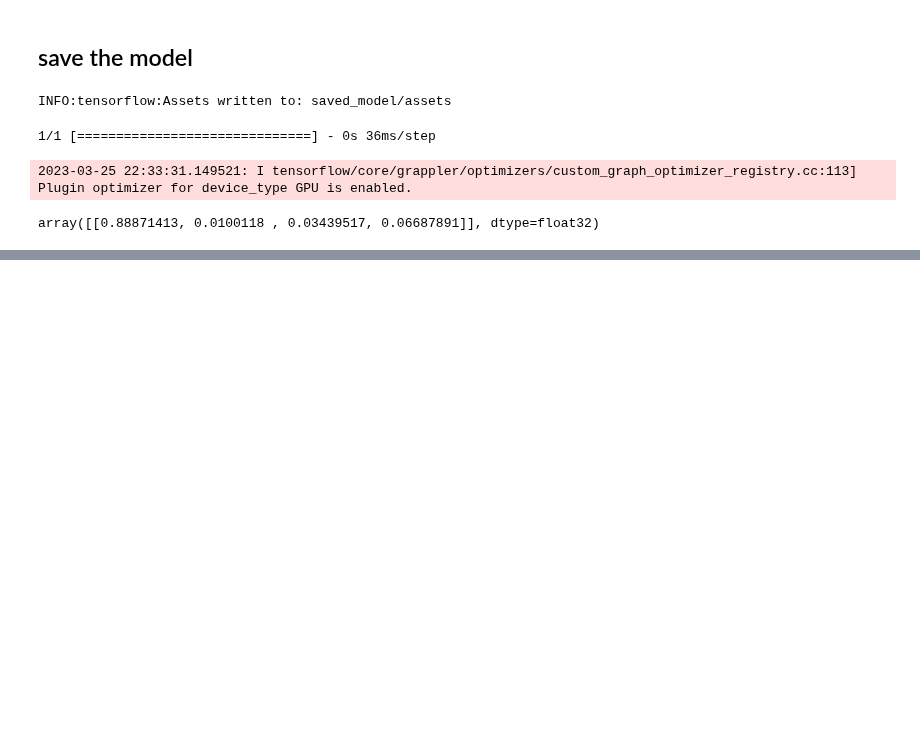
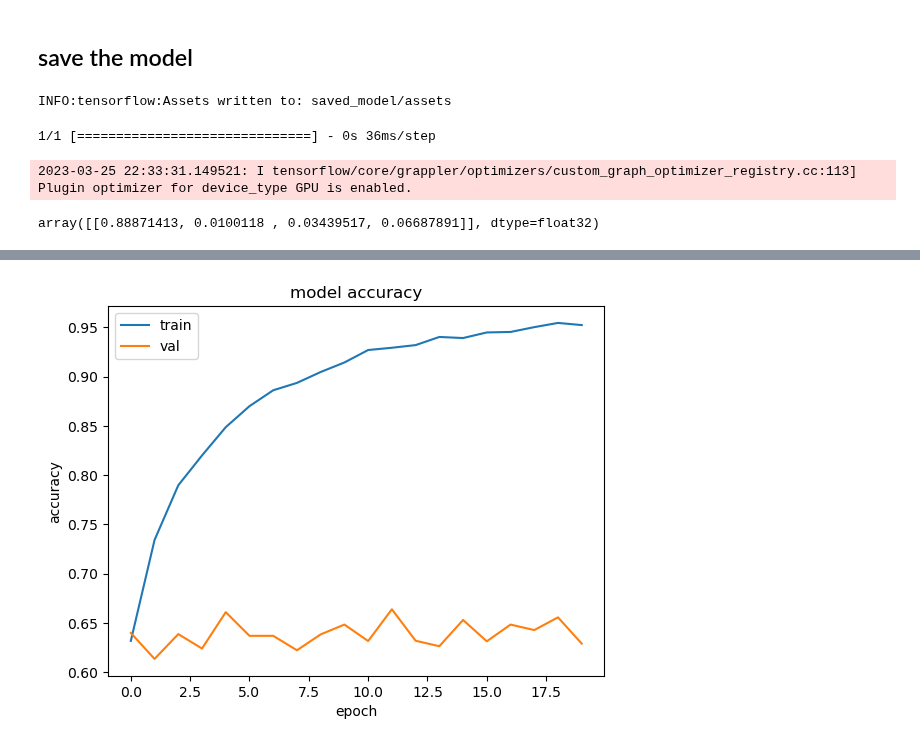
Before and after one commit to alys28/ASL-words-translator, a Jupyter notebook: training_models/mediapipe/Simple-Dense-Layers/neural-network.ipynb, the cells around one changed output, grey strips where cells are left out. Drawn from its saved outputs; the diff is of its cells as text; code cells hidden in the pictures; blank space fills up the shorter version.

```diff
--- a/training_models/mediapipe/Simple-Dense-Layers/neural-network.ipynb
+++ b/training_models/mediapipe/Simple-Dense-Layers/neural-network.ipynb
@@ -241,0 +251,9 @@ plt.show()
+# %%
+model2 = Sequential([
+    Dense(units=128, activation='relu'),
+    Dense(units=64, activation='relu'),
+    Dense(units=4, activation='softmax')
+])
+model2.compile(loss=SparseCategoricalCrossentropy(), optimizer=Adam(), metrics=["accuracy"])
+# %%
+history2 = model2.fit(X_train,Y_train, epochs=20, validation_data=(X_val,Y_val))
@@ -241,0 +281,12 @@ plt.show()
+# %%
+from matplotlib import pyplot as plt
+plt.plot(history2.history['accuracy'])
+plt.plot(history2.history['val_accuracy'])
+plt.title('model accuracy')
+plt.ylabel('accuracy')
+plt.xlabel('epoch')
+plt.legend(['train', 'val'], loc='upper left')
+plt.savefig('accuracy_4_labels_no_regularization.png')
+plt.show()
+# %% [output]
+[figure, added]
```
Also changed, not shown: parts of 8 cells of this notebook, 33 other files.
